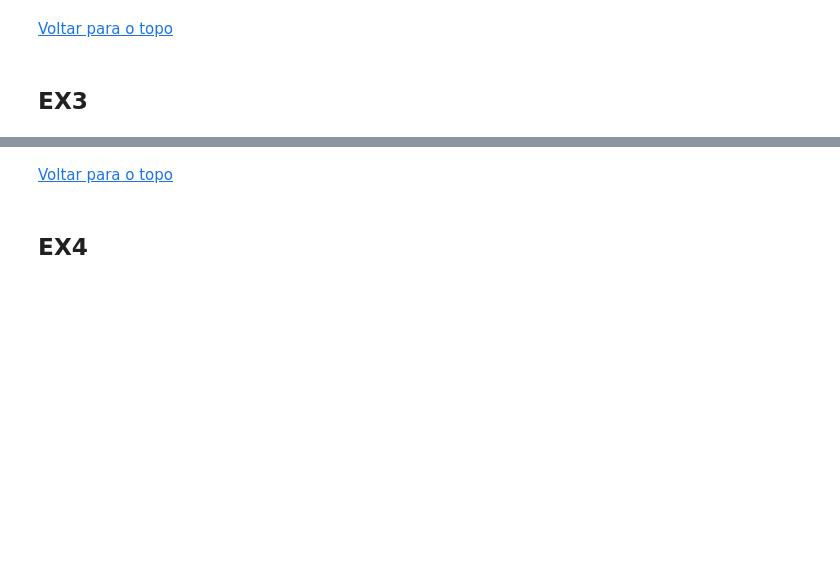
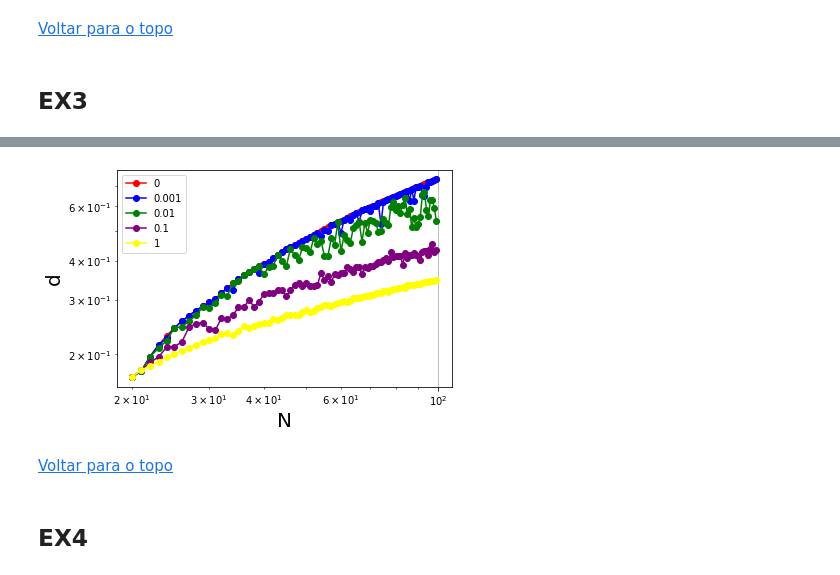
Before and after one commit to Micanga/sme0130_redes_complexas, a Jupyter notebook: projeto3.ipynb, the cells around one changed output, grey strips where cells are left out. Drawn from its saved outputs; the diff is of its cells as text; code cells hidden in the pictures; blank space fills up the shorter version.

```diff
--- a/projeto3.ipynb
+++ b/projeto3.ipynb
@@ -301,3 +369,26 @@ grafico p x k
+# %%
+def plot_shortests_paths():
+    c = ['r','b','g','purple','yellow']
+    for k in [10]:
+        count = 0
+        for p in [0,0.001, 0.01, 0.1,1]:
+            vd = []
+            vn = []
+            for N in range(20,100):
+                G = nx.watts_strogatz_graph(N, k, p, seed=None)
+                vd.append(log(nx.average_shortest_path_length(max(nx.connected_component_subgraphs(G), key=len)))/log(k))
+                vn.append(N)
+            plt.loglog(vn,vd,'-or',basex=10,basey=10, label=str(p), color=c[count])
+            count += 1
+    plt.xlabel("N", fontsize=20)
+    plt.ylabel("d", fontsize=20)
+    plt.grid(True)
+    plt.legend()
+    plt.show();
+
+plot_shortests_paths()
+# %% [output]
+[figure, added]
 # %% [markdown]
 [Voltar para o topo](#lista)
 # %% [markdown]
```
Also changed, not shown: parts of 13 cells of this notebook.
